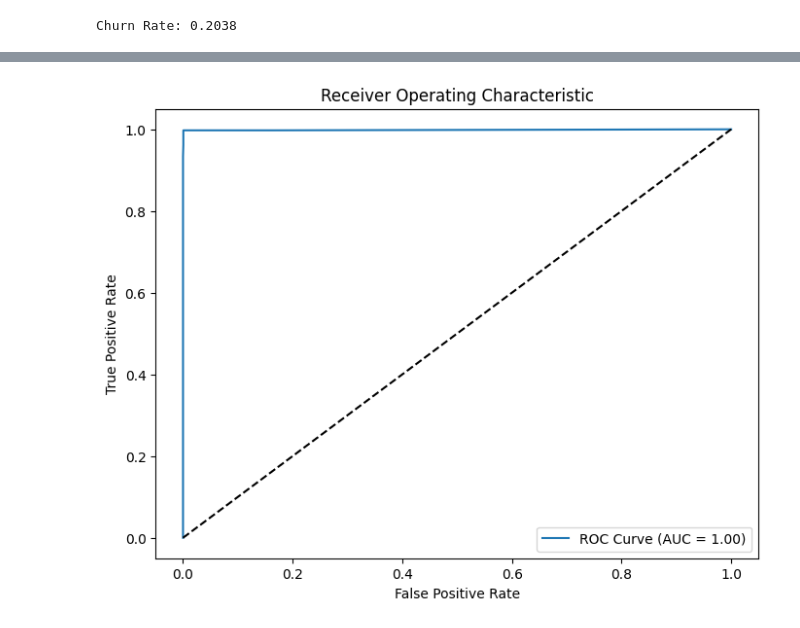
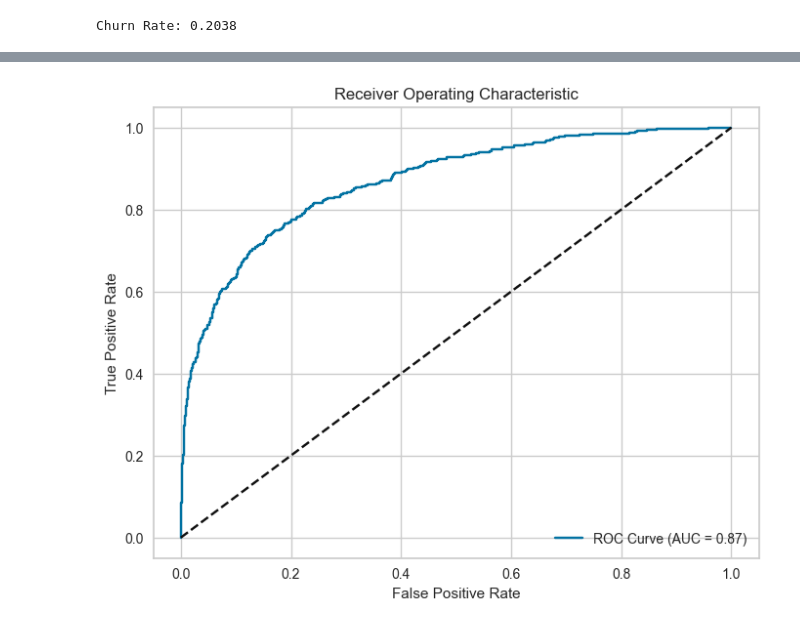
Before and after one commit to ravina029/CustomerChurnPrediction, a Jupyter notebook: research/trials.ipynb, the cells around one changed output, grey strips where cells are left out. Saved outputs shown, nothing was run; the diff lists cells and outputs as text; code cells hidden in the pictures.

```diff
--- a/research/trials.ipynb
+++ b/research/trials.ipynb
@@ -205 +436,5 @@ X_train, X_test, y_train, y_test = train_test_split(X, y, test_size=0.2, random_
+# %%
+from imblearn.over_sampling import RandomOverSampler
+ros = RandomOverSampler(random_state=0)
+X_train, y_train = ros.fit_resample(X_train, y_train)
 # %%
@@ -233,6 +447,6 @@ memory usage: 625.0 KB
 # %%
 # Initialize the Random Forest Classifier
-rf_classifier = RandomForestClassifier(n_estimators=100, random_state=42)
+rf_classifier = RandomForestClassifier(n_estimators=100, random_state=42,class_weight='balanced')
 
 # Fit the model on the training data
 rf_classifier.fit(X_train, y_train)
@@ -255,0 +470,22 @@ Confusion Matrix:
+# %%
+from sklearn.ensemble import RandomForestClassifier
+from sklearn.model_selection import RandomizedSearchCV,GridSearchCV
+
+parameters = {
+              "n_estimators":[50,70,80,100,120],
+              'max_depth': [3, 4, 5, 6, 7, 9, 11],
+              'min_samples_split': [2, 3, 4, 5, 6, 7],
+              'criterion': ['entropy', 'gini']
+             }
+
+model = RandomForestClassifier()
+gridRandomForest = RandomizedSearchCV(model, parameters, cv = 5, n_jobs = -1)
+#gridRandomForest = GridSearchCV(model, parameters, cv = 5, n_jobs = -1)
+gridRandomForest.fit(X_train, y_train)
+
+
+print('n_estimators: ',gridRandomForest.best_estimator_.n_estimators)
+print('criterion: ', gridRandomForest.best_estimator_.criterion)
+print('Score: ', gridRandomForest.best_score_)
+print('Min Split: ', gridRandomForest.best_estimator_.min_samples_split)
+print('Max depth: ', gridRandomForest.best_estimator_.max_depth)
@@ -255,0 +517,10 @@ Confusion Matrix:
+# %%
+from yellowbrick.classifier import ConfusionMatrix
+
+random_forest = RandomForestClassifier(n_estimators = 100, min_samples_split = 5, max_depth= 11,  criterion = 'entropy', random_state = 0)
+random_forest.fit(X_train, y_train)
+y_pred = random_forest.predict(X_test)
+
+cm = ConfusionMatrix(random_forest)
+cm.fit(X_train, y_train)
+cm.score(X_test, y_test)
@@ -278,25 +554,25 @@ Precision: 0.9974554707379135
 # %%
 #as our data set is heavily imbalanced, therefore using the roc_auc_score to find the
 from sklearn.metrics import roc_curve, roc_auc_score
 import matplotlib.pyplot as plt
 
 # Calculate the probabilities for positive class predictions
-y_prob = rf_classifier.predict_proba(X_test)[:, 1]
+y_prob = random_forest.predict_proba(X_test)[:, 1]
 
 # Calculate the false positive rate and true positive rate
 fpr, tpr, thresholds = roc_curve(y_test, y_prob)
 
 # Calculate the AUC score
 auc = roc_auc_score(y_test, y_prob)
 
 # Plot the ROC curve
 plt.figure(figsize=(8, 6))
 plt.plot(fpr, tpr, label='ROC Curve (AUC = %0.2f)' % auc)
 plt.plot([0, 1], [0, 1], 'k--')
 plt.xlabel('False Positive Rate')
 plt.ylabel('True Positive Rate')
 plt.title('Receiver Operating Characteristic')
 plt.legend(loc='lower right')
 plt.show()
 # %% [output]
-[figure, old version]
+[figure, new version]
```
Also changed, not shown: parts of 70 cells of this notebook, 30 other files.
